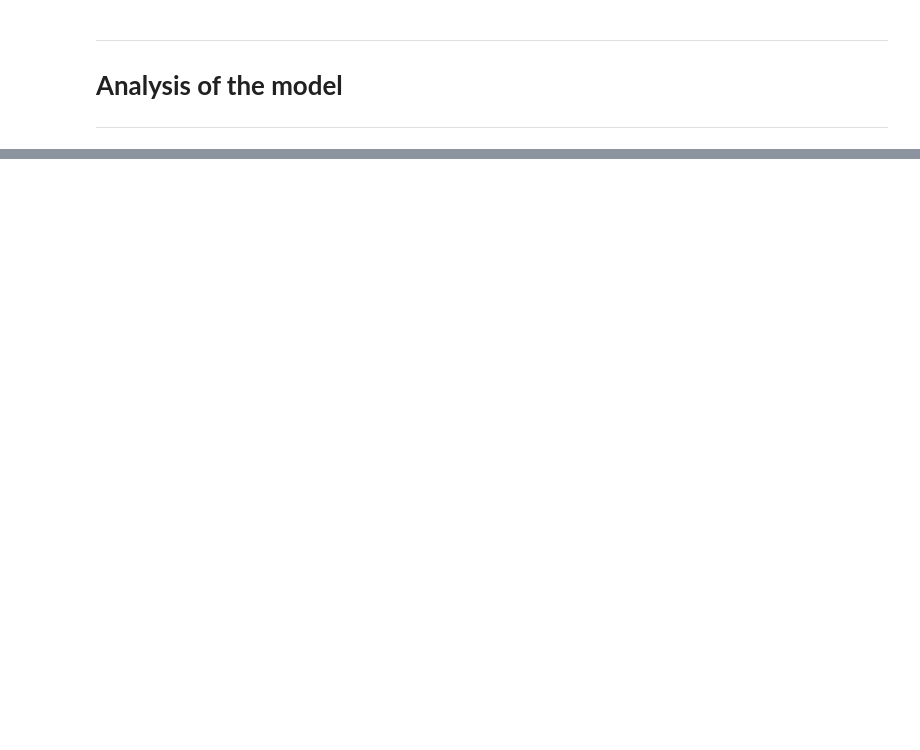
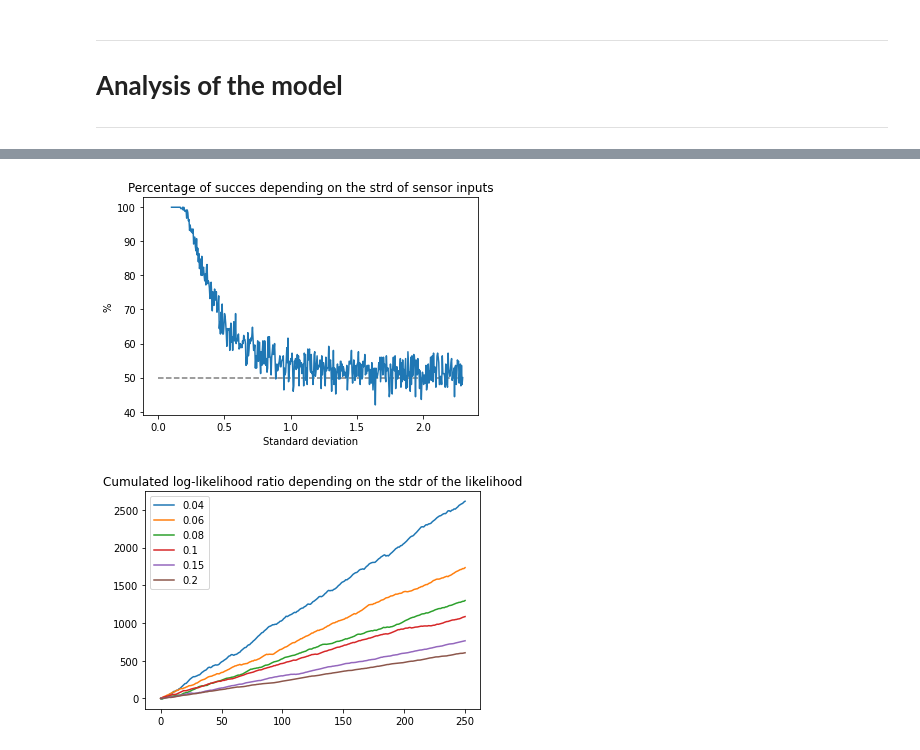
Before and after one commit to Leo166/gbio_project, a Jupyter notebook: Projet_gbio.ipynb, the cells around one changed output, grey strips where cells are left out. Saved outputs shown, nothing was run; the diff lists cells and outputs as text; code cells hidden in the pictures; blank space fills up the shorter version.

```diff
--- a/Projet_gbio.ipynb
+++ b/Projet_gbio.ipynb
@@ -219,0 +307,35 @@ Je pense que c'est représentatif là et interpretable. Si on augmente les strd,
+# %%
+#Plot percentage of succes (1) depending on the variance of the likelihood (sigmoid)
+succes = []
+param = [0, 0.01]
+nbr_trials = 250
+# interv = np.linspace(0, 5,51)
+interv = np.linspace(0, 2.2,501)
+
+for i in interv:
+  i += 0.01
+  decision_up, decision_down, decision = decision_making(i, i, 1, nbr_trials, 1, param)
+  percentage_of_succes = 100*decision_up[-1]/nbr_trials
+  succes.append(percentage_of_succes)
+
+plt.plot((interv+0.1), np.array(succes), '-', label="Percentage of succes")
+plt.hlines(50, 0, np.max(interv+0.1), colors='C7', linestyles='dashed', linewidth=1.5)
+plt.xlabel("Standard deviation")
+plt.ylabel("%")
+plt.title("Percentage of succes depending on the strd of sensor inputs")
+plt.show()
+
+param = [None, 0.01]
+# for i in np.linspace(0, 2, 11)[1:-1]:
+for i in [0.04, 0.06, 0.08, 0.1, 0.15, 0.2]:
+# for i in [0.8, 1, 1.2, 1.5, 1.8, 2]:
+  # i += 0.01
+  # decision_up, decision_down, decision = decision_making(i, i, 1, nbr_trials, 1, param)
+  decision_up, decision_down, decision = decision_making(0.2, 0.2, 1, nbr_trials, 1, [None, i])
+  plt.plot(range(len(decision)), decision, label=str(i))
+plt.legend()
+plt.title('Cumulated log-likelihood ratio depending on the stdr of the likelihood')
+plt.show()
+# %% [output]
+[figure, added]
+[figure, added]
```
Also changed, not shown: parts of 14 cells of this notebook.
